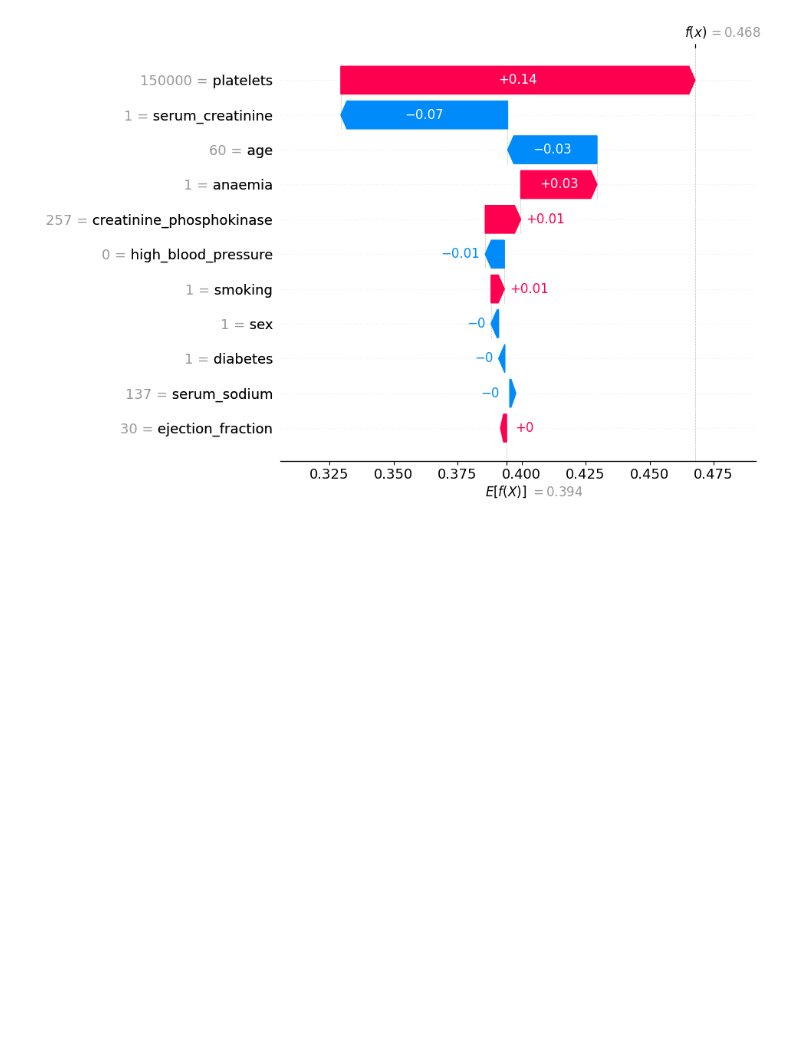
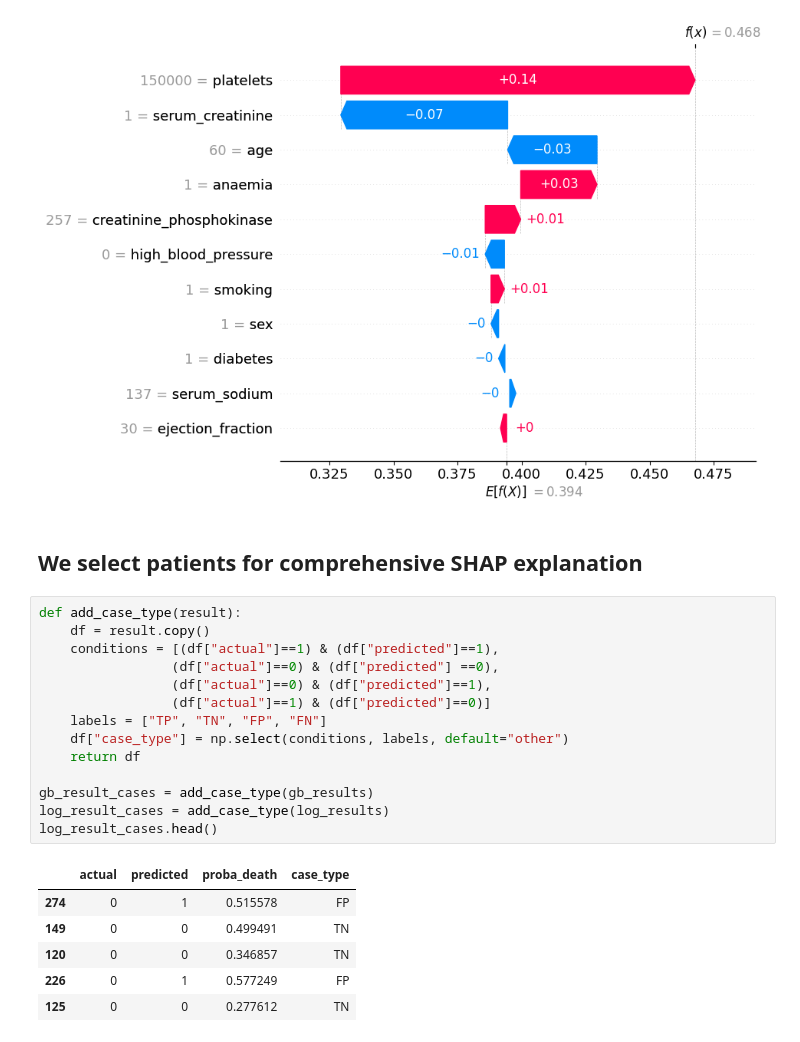
Before and after one commit to kingsleyukandu/heart-failure-survival-risk-analysis, a Jupyter notebook: shap_explanation/shap_explanation.ipynb, the cells around one changed output. Cells and saved outputs as stored; diff of their text form; blank space fills up the shorter version.

Commit message:
Selected specific patient index for comprehensive analysis

```diff
--- a/shap_explanation/shap_explanation.ipynb
+++ b/shap_explanation/shap_explanation.ipynb
@@ -350,3 +350,26 @@ patient_pos = 0
 shap.plots.waterfall(gb_exp_death[patient_pos], max_display =12)
 # %% [output]
 [figure]
+# %% [markdown]
+## We select patients for comprehensive  SHAP explanation
+# %%
+def add_case_type(result):
+    df = result.copy()
+    conditions = [(df["actual"]==1) & (df["predicted"]==1),
+                 (df["actual"]==0) & (df["predicted"] ==0),
+                 (df["actual"]==0) & (df["predicted"]==1),
+                 (df["actual"]==1) & (df["predicted"]==0)]
+    labels = ["TP", "TN", "FP", "FN"]
+    df["case_type"] = np.select(conditions, labels, default="other")
+    return df
+
+gb_result_cases = add_case_type(gb_results)
+log_result_cases = add_case_type(log_results)
+log_result_cases.head()
+# %% [output]
+|  | actual | predicted | proba_death | case_type |
+| 274 | 0 | 1 | 0.515578 | FP |
+| 149 | 0 | 0 | 0.499491 | TN |
+| 120 | 0 | 0 | 0.346857 | TN |
+| 226 | 0 | 1 | 0.577249 | FP |
+| 125 | 0 | 0 | 0.277612 | TN |
```
Also changed, not shown: parts of 5 cells of this notebook.
